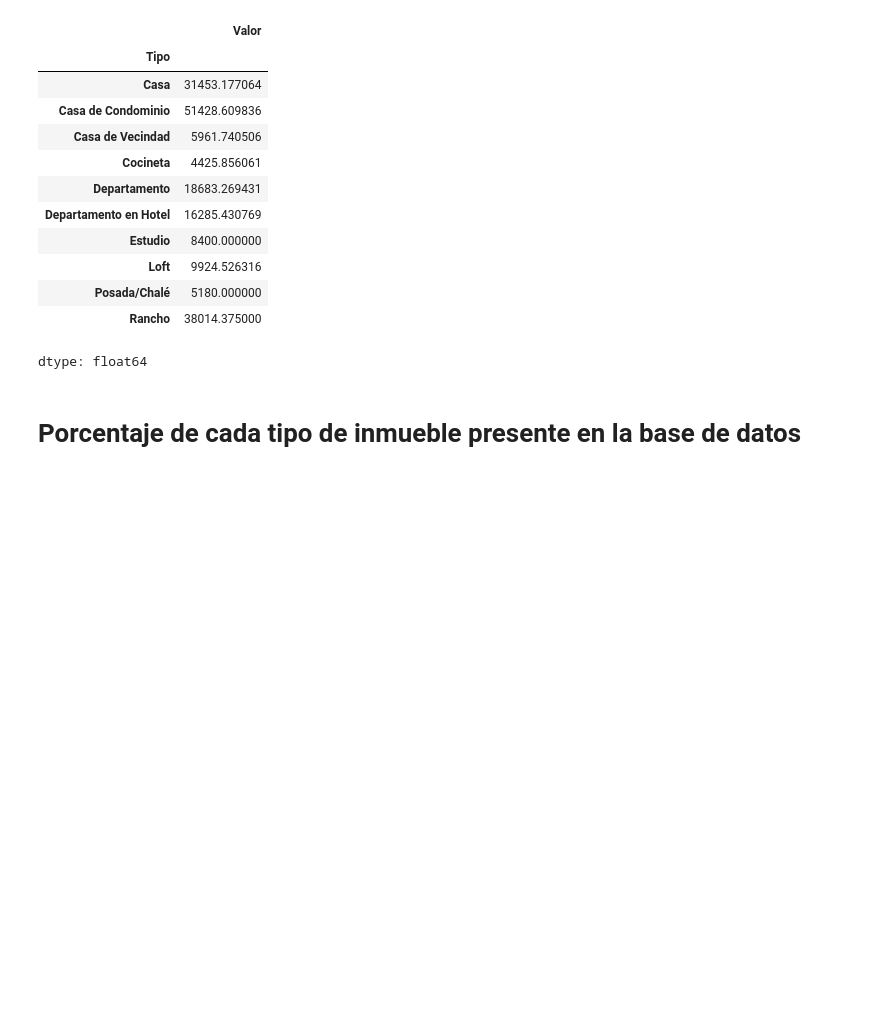
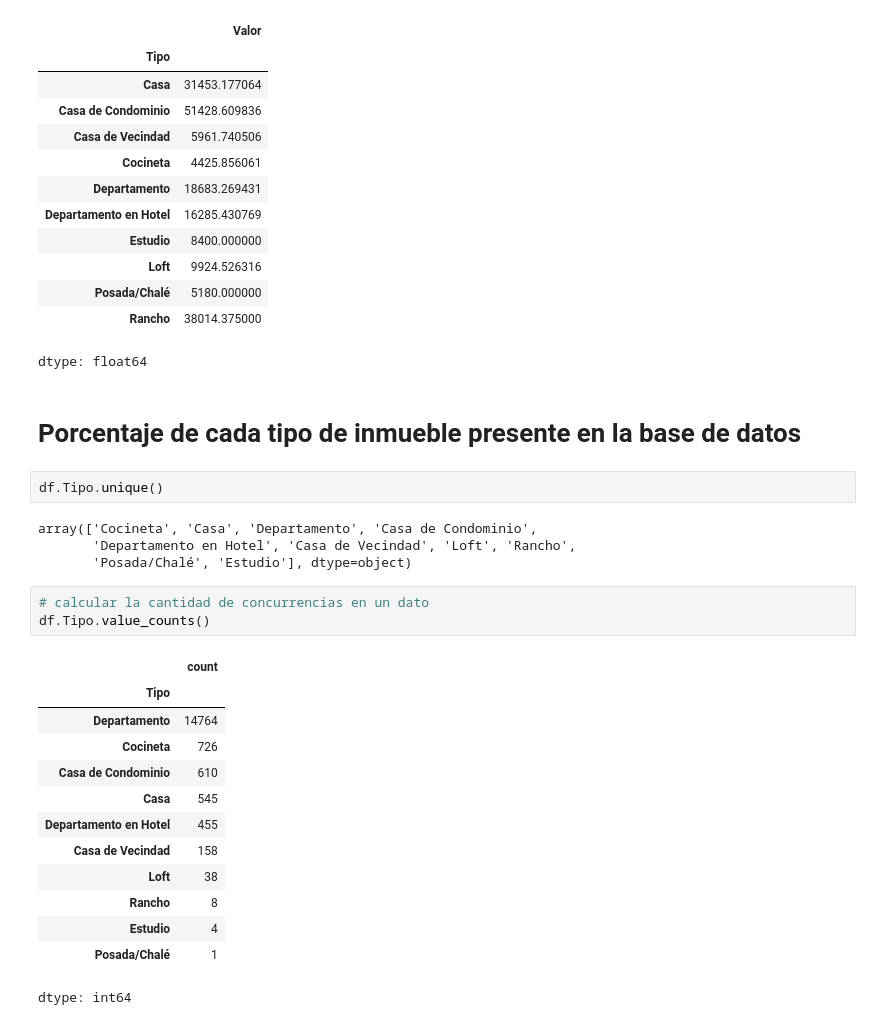
Before and after one commit to MarteDevs/pandas_python, a Jupyter notebook: inmuebles_cdmx.ipynb, the cells around one changed output. Saved outputs shown, nothing was run; the diff lists cells and outputs as text; blank space fills up the shorter version.

```diff
--- a/inmuebles_cdmx.ipynb
+++ b/inmuebles_cdmx.ipynb
@@ -368,3 +363,26 @@ df.groupby('Tipo')['Valor'].mean()
 dtype: float64
 # %% [markdown]
 # Porcentaje de cada tipo de inmueble presente en la base de datos
+# %%
+df.Tipo.unique()
+# %% [output]
+array(['Cocineta', 'Casa', 'Departamento', 'Casa de Condominio',
+       'Departamento en Hotel', 'Casa de Vecindad', 'Loft', 'Rancho',
+       'Posada/Chalé', 'Estudio'], dtype=object)
+# %%
+# calcular la cantidad de concurrencias en un dato
+df.Tipo.value_counts()
+# %% [output]
+|  | count |
+| Tipo |  |
+| Departamento | 14764 |
+| Cocineta | 726 |
+| Casa de Condominio | 610 |
+| Casa | 545 |
+| Departamento en Hotel | 455 |
+| Casa de Vecindad | 158 |
+| Loft | 38 |
+| Rancho | 8 |
+| Estudio | 4 |
+| Posada/Chalé | 1 |
+dtype: int64
```
Also changed, not shown: parts of 8 cells of this notebook.
